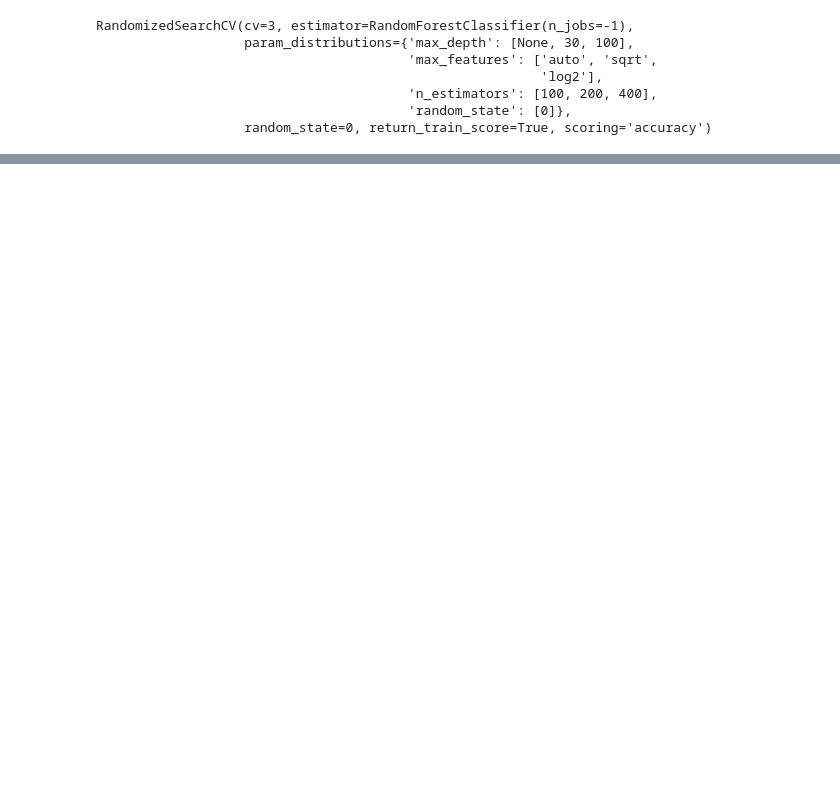
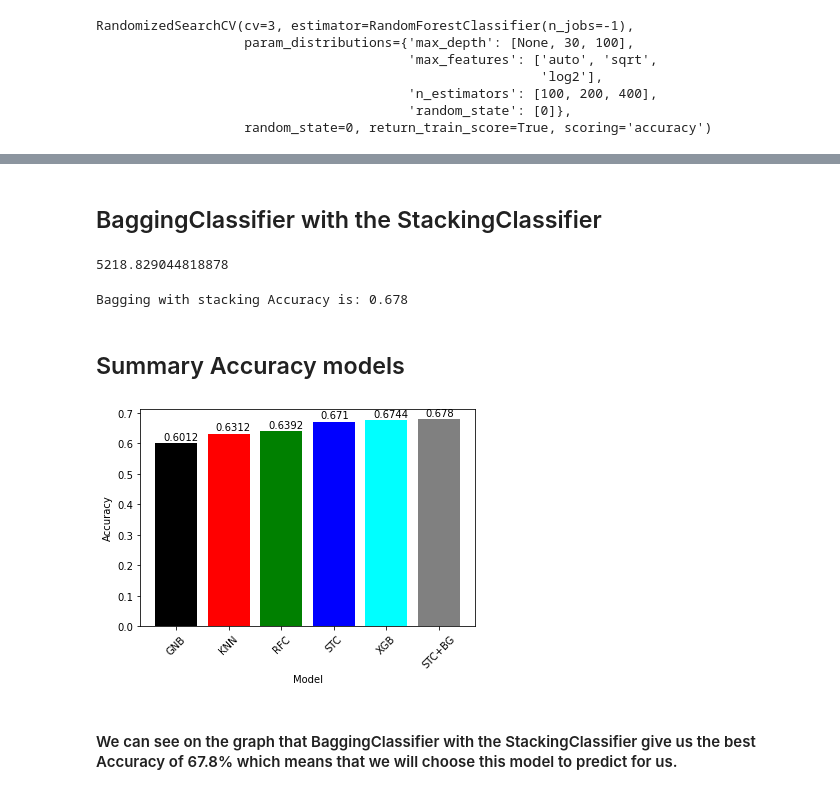
Before and after one commit to GalKoaz/Data-visualization, a Jupyter notebook: Cats-Vs-Dogs.ipynb, the cells around one changed output, grey strips where cells are left out. Cells and saved outputs as stored; diff of their text form; code cells hidden in the pictures; blank space fills up the shorter version.

Commit message:
update the bagg+stack

```diff
--- a/Cats-Vs-Dogs.ipynb
+++ b/Cats-Vs-Dogs.ipynb
@@ -431,10 +312,0 @@ def floor(k):
-# %%
-import math
-plt.bar(['KNN','RFC','XGB'],[knn.score(X_test_PCA,y_test),0.6392,0.6744], color=['black', 'red', 'green', 'blue', 'cyan'])
-plt.xlabel('Model')
-plt.xticks(rotation=45)
-plt.ylabel("Accuracy")
-for i, v in enumerate([floor(knn.score(X_test_PCA,y_test)),floor(0.6392),floor(0.6744)]):
-    plt.text(xlocs[i] - 0.25, v + 0.01, str(v))
-xlocs, xlabs = plt.xticks()
-plt.show()
@@ -442,0 +412,7 @@ plt.show()
+# %%
+start = time.time()
+estimators = [('RFC',RandomForestClassifier(max_depth=30, max_features='sqrt', n_estimators=400,n_jobs=-1, random_state=0)),
+              ('XGB', XGBClassifier(n_estimators=250, random_state=0,eval_metric='mlogloss',base_score=0.5,learning_rate=0.1, max_delta_step=0,max_depth=8,colsample_bytree=0.7,num_parallel_tree=1,validate_parameters=1,
+importance_type='gain',n_jobs=-1,gpu_id=-1,tree_method='exact',subsample=1,reg_alpha=0,colsample_bylevel=1,booster='gbtree',reg_lambda=1,gamma=0))]
+clf = StackingClassifier(estimators=estimators, final_estimator=LogisticRegression())
+time.time() - start
@@ -442,0 +431,17 @@ plt.show()
+# %% [markdown]
+## BaggingClassifier with the StackingClassifier
+# %%
+from sklearn.ensemble import BaggingClassifier
+start = time.time()
+bagging = BaggingClassifier(base_estimator=clf, n_jobs=-1)
+bagging.fit(X_Train_PCA, y_train)
+time.time()-start
+# %% [output]
+5218.829044818878
+# %%
+y_pred = bagging.predict(X_test_PCA)
+print('Bagging with stacking Accuracy is: {}'.format(bagging.score(X_test_PCA,y_test)))
+# %% [output]
+Bagging with stacking Accuracy is: 0.678
+# %% [markdown]
+## Summary  Accuracy  models
@@ -442,0 +451,14 @@ plt.show()
+# %%
+import math
+plt.bar(['GNB','KNN','RFC','STC','XGB','STC+BG'],[0.6012,knn.score(X_test_PCA,y_test),0.6392,clf.score(X_test_PCA,y_test),XGB_PCA2.score(X_test_PCA,y_test),bagging.score(X_test_PCA,y_test)], color=['black', 'red', 'green', 'blue' ,'cyan', 'gray'])
+plt.xlabel('Model')
+plt.xticks(rotation=45)
+plt.ylabel("Accuracy")
+for i, v in enumerate([floor(0.6012),floor(knn.score(X_test_PCA,y_test)),floor(0.6392),floor(clf.score(X_test_PCA,y_test)),floor(XGB_PCA2.score(X_test_PCA,y_test)),floor(bagging.score(X_test_PCA,y_test))]):
+    plt.text(xlocs[i] - 0.25, v + 0.01, str(v))
+xlocs, xlabs = plt.xticks()
+plt.show()
+# %% [output]
+[figure, added]
+# %% [markdown]
+#### We can see on the graph that BaggingClassifier with the StackingClassifier give us  the best Accuracy of 67.8% which means that we will choose this model to predict for us.
```
Also changed, not shown: parts of 60 cells of this notebook.
